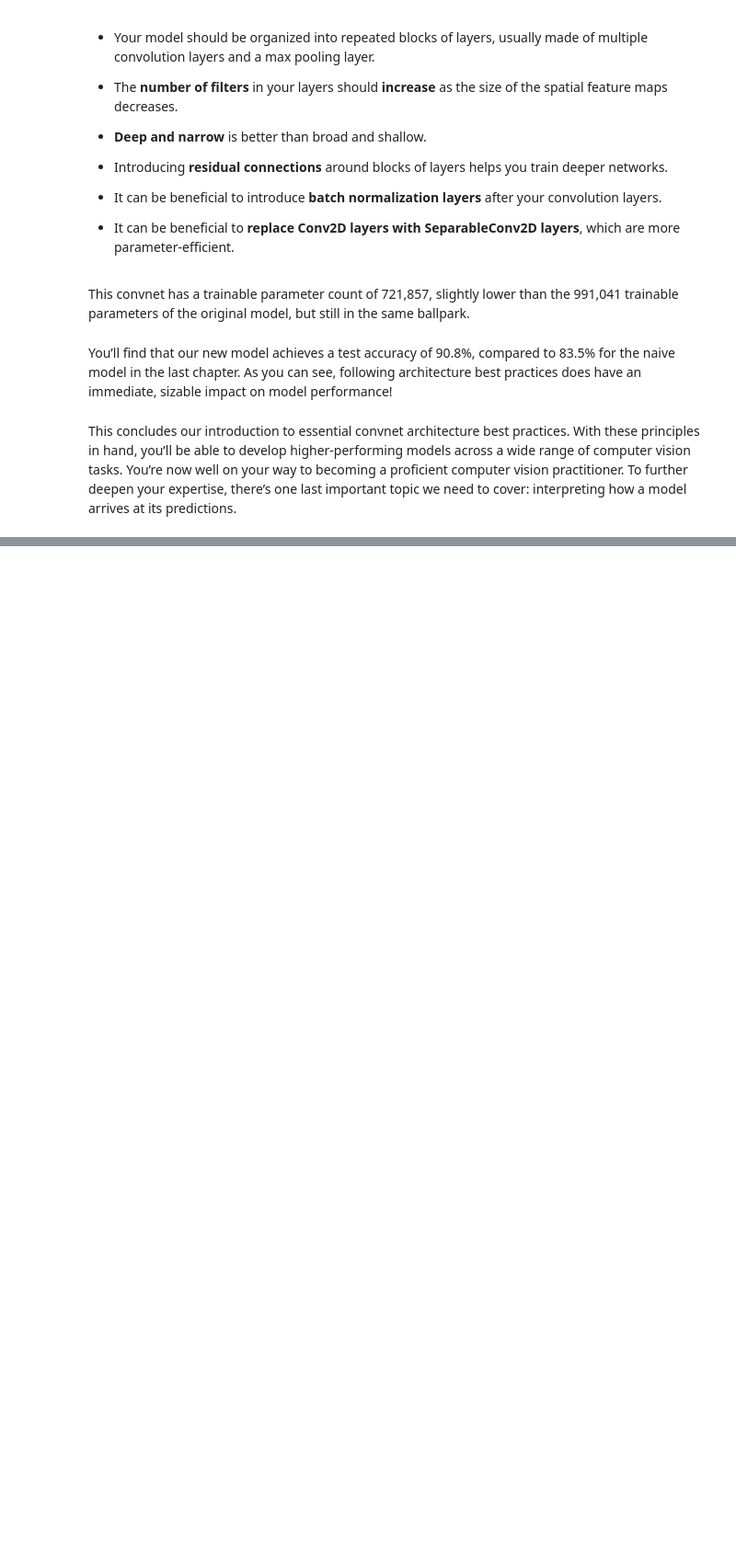
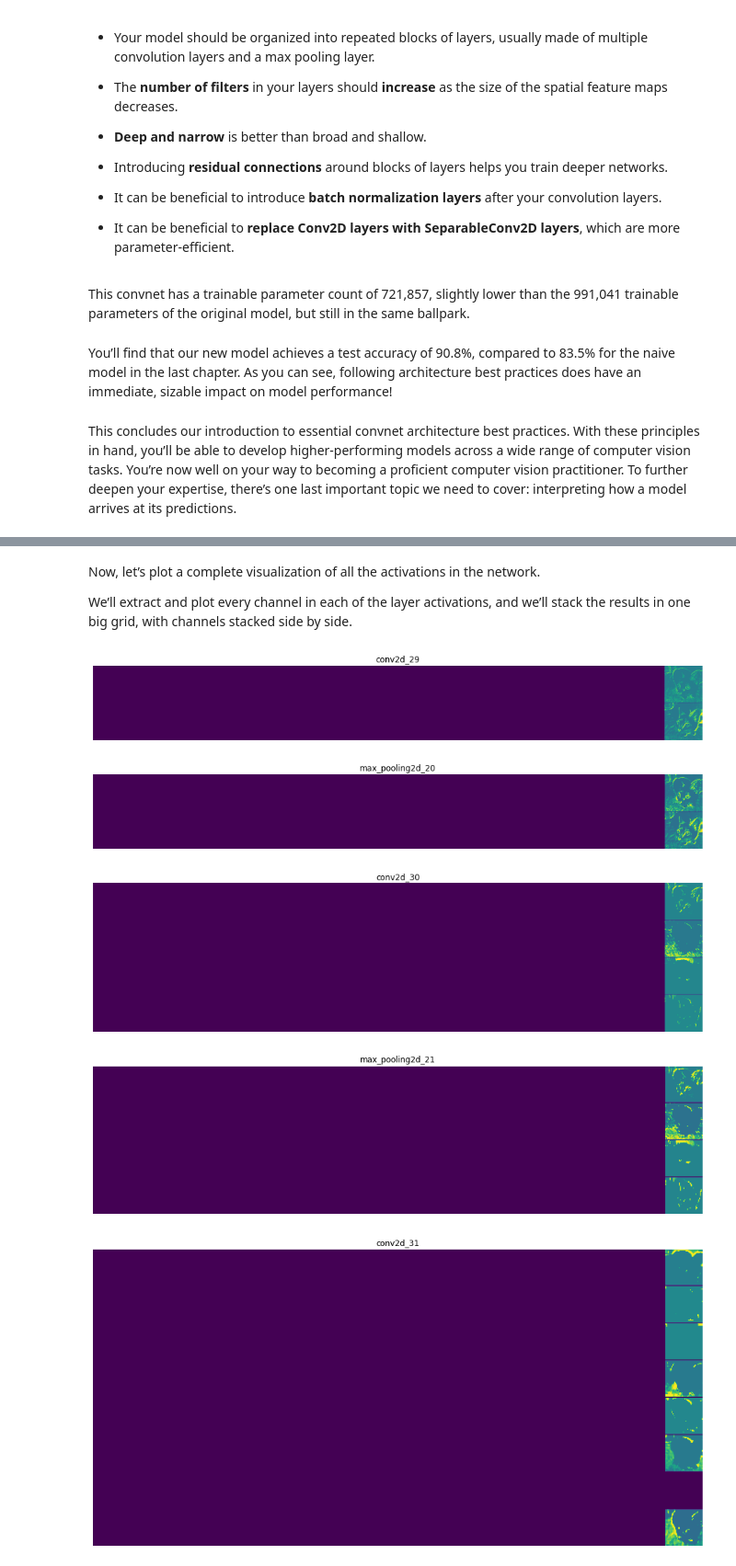
Before and after one commit to Fantasy98/Python-Machine-Learning, a Jupyter notebook: Deep_Learning_With_python/Chapter9_Advanced_Deep_Learning_for_Computer_Vision.ipynb, the cells around one changed output, grey strips where cells are left out. Shown at 92% size. Cells and saved outputs as stored; diff of their text form; code cells hidden in the pictures; blank space fills up the shorter version.

```diff
--- a/Deep_Learning_With_python/Chapter9_Advanced_Deep_Learning_for_Computer_Vision.ipynb
+++ b/Deep_Learning_With_python/Chapter9_Advanced_Deep_Learning_for_Computer_Vision.ipynb
@@ -699,0 +814,60 @@ This concludes our introduction to essential convnet architecture best practices
+# %% [markdown]
+ Now, let’s plot a complete visualization of all the activations in the network.
+
+
+ We’ll extract and plot every channel in each of the layer activations, and
+we’ll stack the results in one big grid, with channels stacked side by side.
+# %%
+images_per_row = 16
+#Iterate over the activations (and the
+# names of the corresponding layers)
+for layer_name,layer_activation in zip(layer_names,activations):
+
+    # The layer activation has shape
+    # (1, size, size, n_features).
+    n_features = layer_activation.shape[-1]
+    size = layer_activation.shape[1]
+
+    n_clos = n_features//images_per_row
+
+    #     Prepare an empty
+    # grid for displaying
+    # all the channels in
+    # this activation.
+    display_grid = np.zeros((  (size+1)*n_clos-1,
+                                images_per_row*(size+1)-1  ))
+
+    for col in range(n_clos):
+        for row in range(images_per_row):
+            channel_index = col*images_per_row+row
+            channel_image = layer_activation[0,:,:,channel_index].copy()
+
+        if channel_image.sum() != 0 :
+
+            # Normalize channel
+            # values within the
+            # [0, 255] range. All zero channels are
+            # kept at zero
+            channel_image -= channel_image.mean()
+            channel_image /= channel_image.std()
+            channel_image *= 64
+            channel_image += 128
+        channel_image = np.clip(channel_image,0,255).astype("uint8")
+
+        display_grid[
+            col*(size+1) : (col+1)*size+col,
+            row*(size+1) :(row+1)*size + row]  = channel_image
+
+    scale = 1./size
+
+    plt.figure(figsize=(scale*display_grid.shape[1], scale*display_grid.shape[0]  ))
+    plt.title(layer_name)
+    plt.grid(False)
+    plt.axis("off")
+    plt.imshow(display_grid,aspect="auto",cmap='viridis')
+# %% [output]
+[figure, added]
+[figure, added]
+[figure, added]
+[figure, added]
+[figure, added]
```
Also changed, not shown: parts of 94 cells of this notebook, 3 other files.
